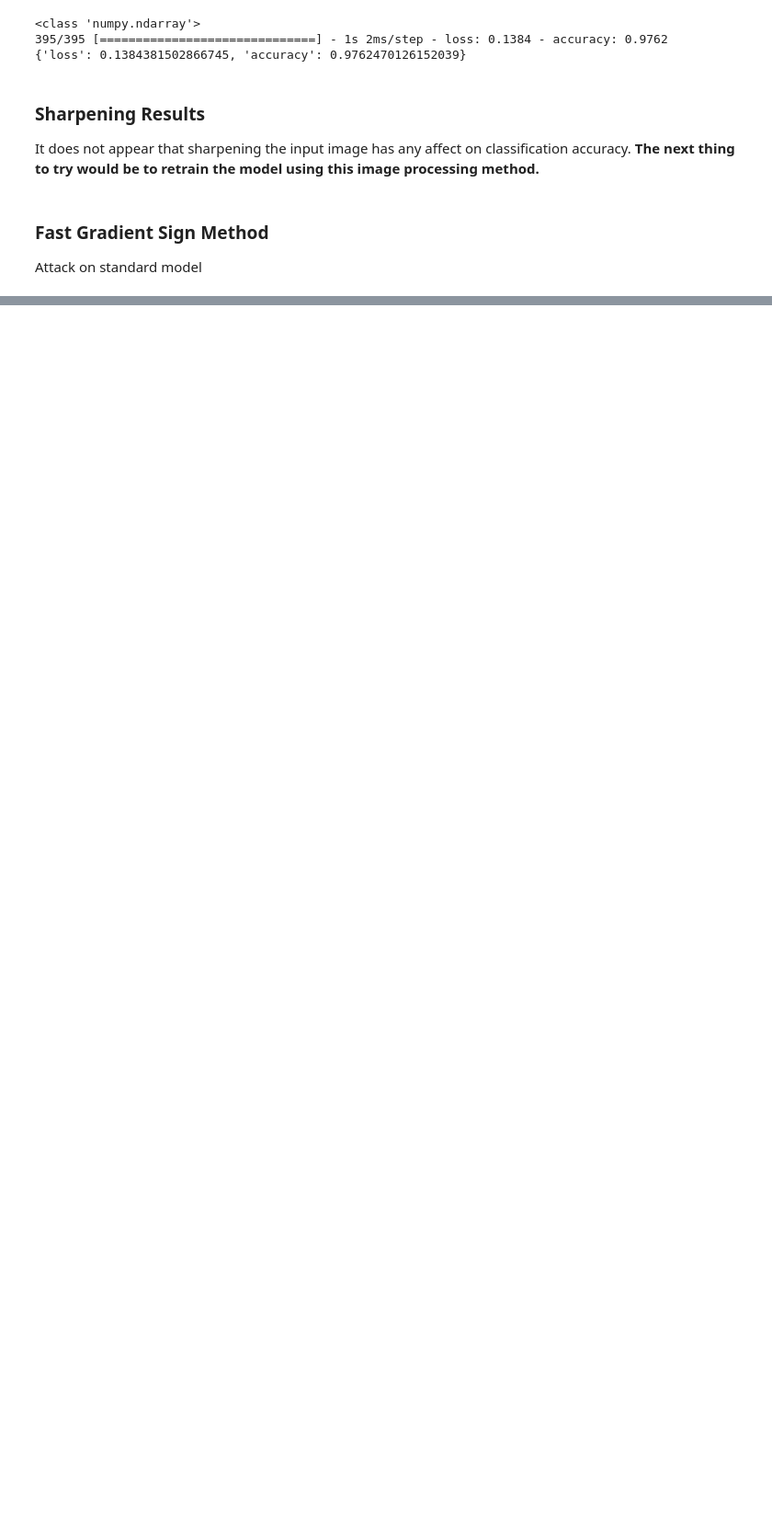
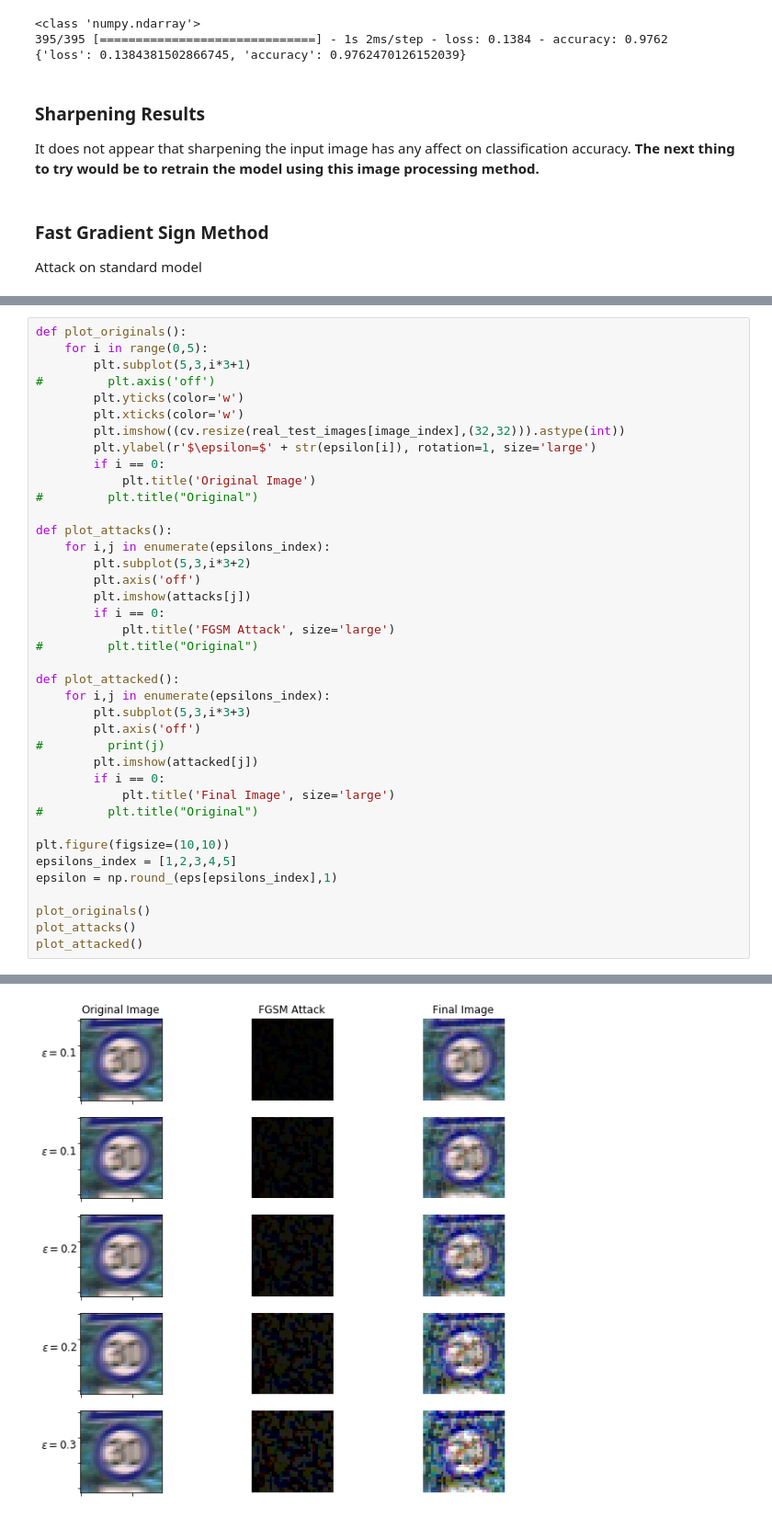
Before and after one commit to derekjohnsonva/GTSRB_ML_Exploration, a Jupyter notebook: exploration.ipynb, the cells around one changed output, grey strips where cells are left out. Shown at 92% size. Drawn from its saved outputs; the diff is of its cells as text; blank space fills up the shorter version.

Commit message:
William's 2nd Commit for FGSM

```diff
--- a/exploration.ipynb
+++ b/exploration.ipynb
@@ -691,0 +694,40 @@ Clipping input data to the valid range for imshow with RGB data ([0..1] for floa
+# %%
+def plot_originals():
+    for i in range(0,5):
+        plt.subplot(5,3,i*3+1)
+#         plt.axis('off')
+        plt.yticks(color='w')
+        plt.xticks(color='w')
+        plt.imshow((cv.resize(real_test_images[image_index],(32,32))).astype(int))
+        plt.ylabel(r'$\epsilon=$' + str(epsilon[i]), rotation=1, size='large')
+        if i == 0:
+            plt.title('Original Image')
+#         plt.title("Original")
+
+def plot_attacks():
+    for i,j in enumerate(epsilons_index):
+        plt.subplot(5,3,i*3+2)
+        plt.axis('off')
+        plt.imshow(attacks[j])
+        if i == 0:
+            plt.title('FGSM Attack', size='large')
+#         plt.title("Original")
+
+def plot_attacked():
+    for i,j in enumerate(epsilons_index):
+        plt.subplot(5,3,i*3+3)
+        plt.axis('off')
+#         print(j)
+        plt.imshow(attacked[j])
+        if i == 0:
+            plt.title('Final Image', size='large')
+#         plt.title("Original")
+
+plt.figure(figsize=(10,10))
+epsilons_index = [1,2,3,4,5]
+epsilon = np.round_(eps[epsilons_index],1)
+
+plot_originals()
+plot_attacks()
+plot_attacked()
+# %% [output]
@@ -691,0 +739 @@ Clipping input data to the valid range for imshow with RGB data ([0..1] for floa
+[figure, added]
```
Also changed, not shown: parts of 18 cells of this notebook.
